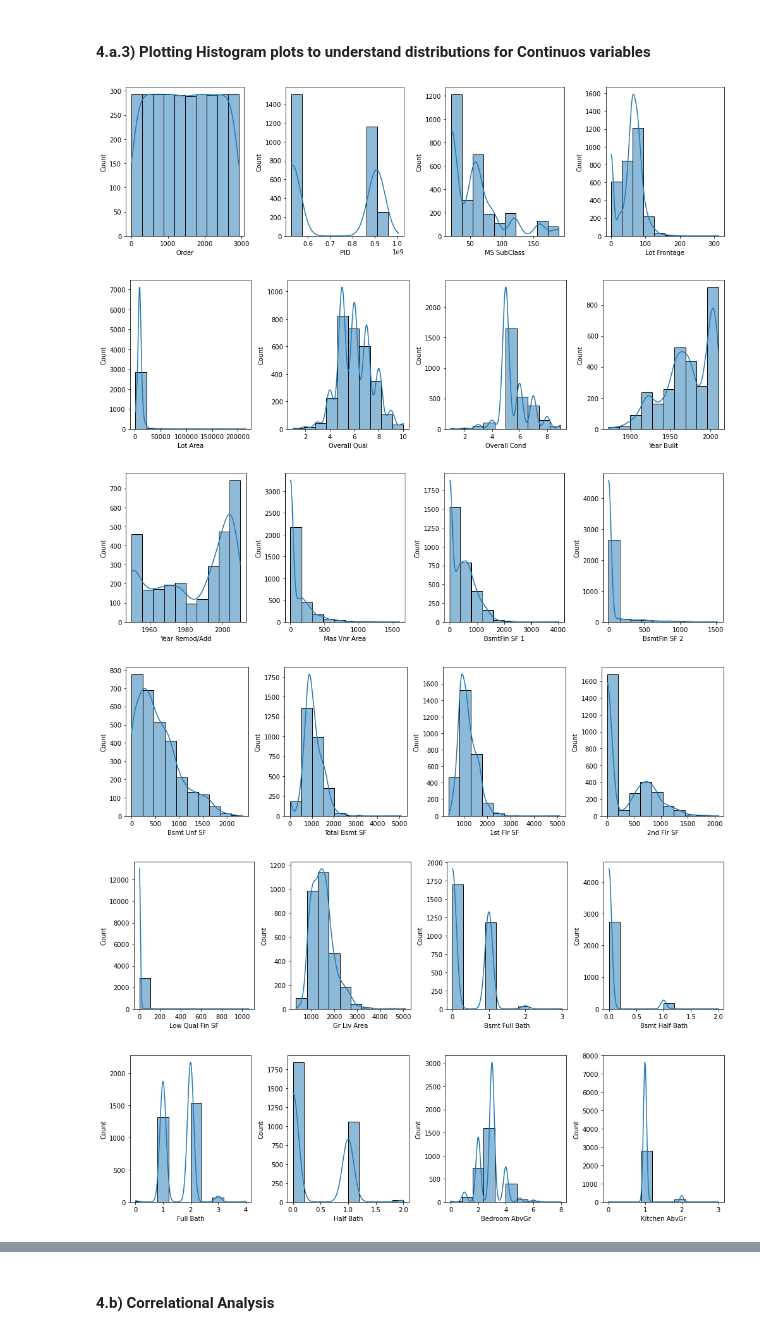
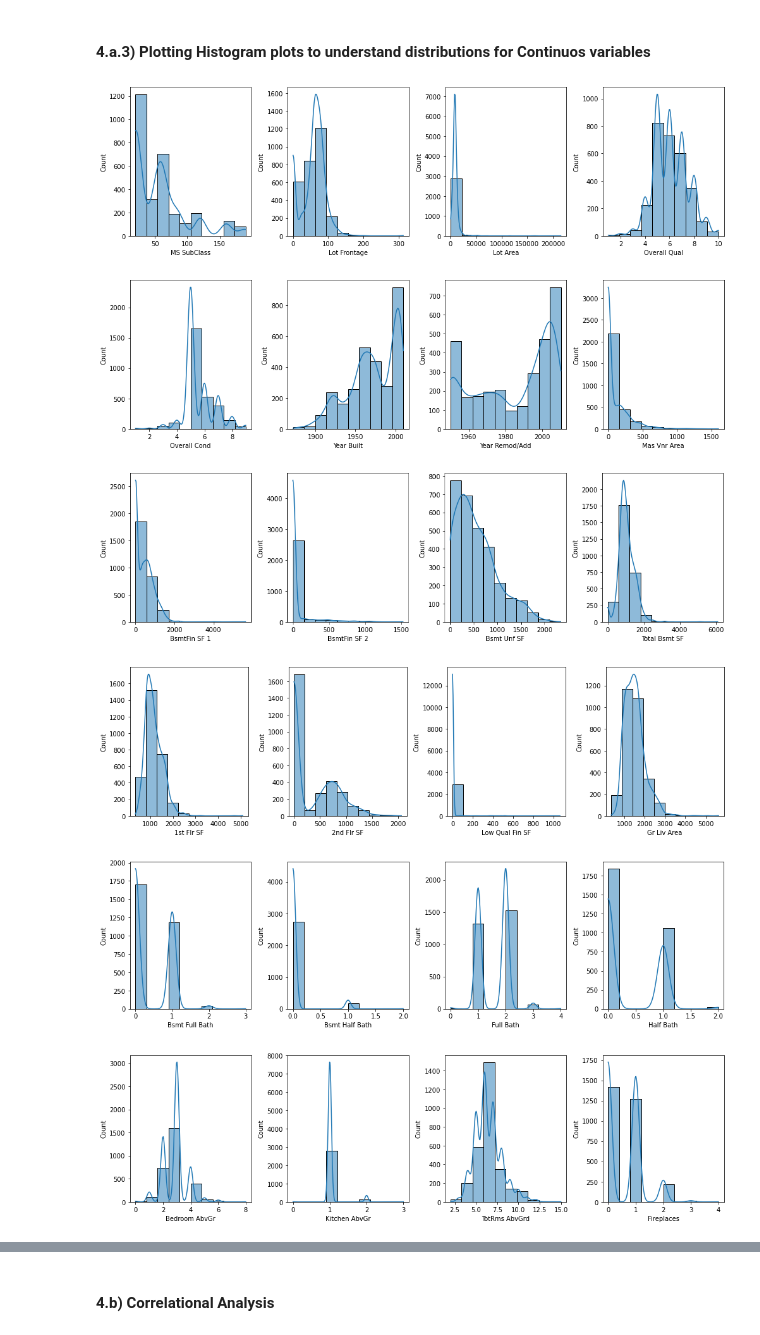
Before and after one commit to nithinkrishnan/ml-assgn, a Jupyter notebook: Group49_HousingDataset.ipynb, the cells around one changed output, grey strips where cells are left out. Cells and saved outputs as stored; diff of their text form; code cells hidden in the pictures.

```diff
--- a/Group49_HousingDataset.ipynb
+++ b/Group49_HousingDataset.ipynb
@@ -288,0 +291,3 @@ print(dfCurated.isna().sum().sum())
+# %%
+# Dropping the Order and PID columns as they are just id fields
+dfCurated.drop(["Order", "PID"], axis = 1, inplace =True)
@@ -374,31 +383,31 @@ for attr in categoricalAttr:
 # %%
 plt.rcParams["figure.figsize"] = [14.00, 4.0]
 plt.rcParams["figure.autolayout"] = True
 
-continuosAttr = ["Order", "PID", "MS SubClass", "Lot Frontage", "Lot Area", "Overall Qual", "Overall Cond",
+continuosAttr = ["MS SubClass", "Lot Frontage", "Lot Area", "Overall Qual", "Overall Cond",
                  "Year Built", "Year Remod/Add", "Mas Vnr Area", "BsmtFin SF 1", "BsmtFin SF 2", "Bsmt Unf SF",
                  "Total Bsmt SF", "1st Flr SF", "2nd Flr SF", "Low Qual Fin SF", "Gr Liv Area", "Bsmt Full Bath",
                  "Bsmt Half Bath", "Full Bath", "Half Bath", "Bedroom AbvGr", "Kitchen AbvGr", "TotRms AbvGrd",
                  "Fireplaces", "Garage Yr Blt", "Garage Cars", "Garage Area", "Wood Deck SF", "Open Porch SF",
                  "Enclosed Porch", "3Ssn Porch", "Screen Porch", "Pool Area", "Misc Val", "Mo Sold", "Yr Sold",
                  "SalePrice"]
 
 index = 0
 graphsInARow = 4
 
 # MonthlyIncome MonthlyRate
 
 for attr in continuosAttr:
     if (index % graphsInARow == 0):
         f, ax = plt.subplots(1, graphsInARow)
     sns.histplot(data=dfCurated[attr], bins=10, kde=True, ax = ax[index % graphsInARow])
     index = index + 1
     if (index % graphsInARow == 0):
         plt.show()
 # %% [output]
-[figure, old version]
+[figure, new version]
-[figure, old version]
+[figure, new version]
-[figure, old version]
+[figure, new version]
-[figure, old version]
+[figure, new version]
-[figure, old version]
+[figure, new version]
-[figure, old version]
+[figure, new version]
```
Also changed, not shown: parts of 60 cells of this notebook, 3 other files.
